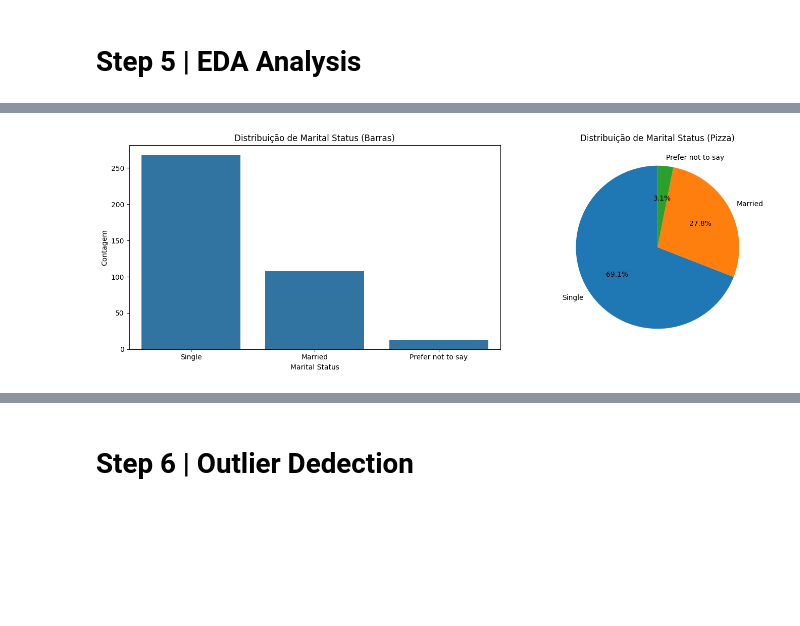
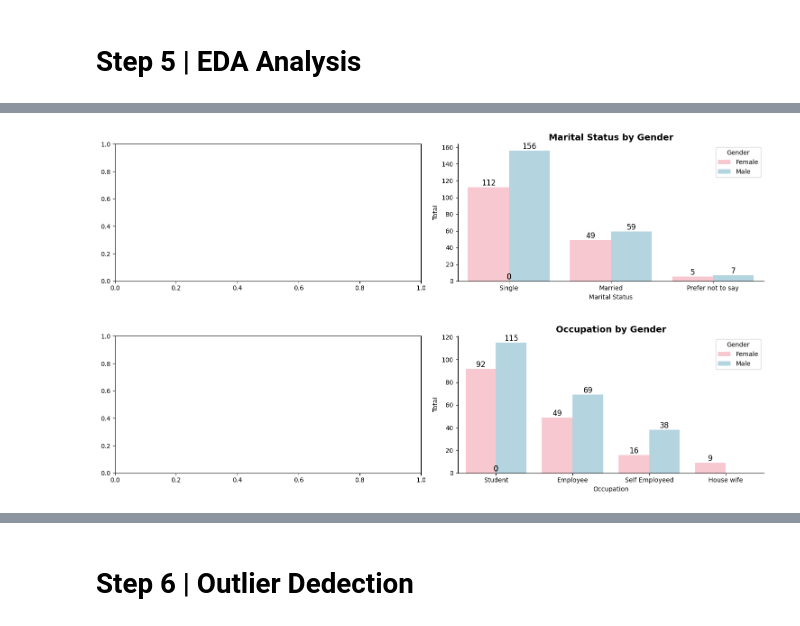
Before and after one commit to Luan338/E-commerce-Online-Foods, a Jupyter notebook: OnlineFoods.ipynb, the cells around one changed output, grey strips where cells are left out. Cells and saved outputs as stored; diff of their text form; code cells hidden in the pictures; blank space fills up the shorter version.

Commit message:
STEP 5 | Distribution by Gender

```diff
--- a/OnlineFoods.ipynb
+++ b/OnlineFoods.ipynb
@@ -236,4 +255,32 @@ standardized_distribution('Gender', df_Foods)
+# %%
+def byGender(column_name, dataframe):
+
+    ValueCounts =  dataframe[column_name].value_counts()
+    ValueCounts = ValueCounts.sort_values(ascending=True)
+
+    ax1 = plt.subplots(1, 2, figsize=(15,4))
+    palette_colors = {'Male': 'lightblue', 'Female': 'pink'}
+#===========================================================================================================================
+    # Bar chart
+    ax = sns.countplot(x=column_name, hue='Gender', data=dataframe, palette=palette_colors)
+
+    plt.title(f'{column_name} by Gender', fontsize=14, fontweight='bold')
+    plt.xlabel(f'{column_name}')
+    plt.ylabel('Total')
+
+     # Values Text (Bar chart)
+    for p in ax.patches:
+        ax.text(p.get_x() + p.get_width() / 2., p.get_height(), '%d' % int(p.get_height()),
+                fontsize=12, color='black', ha='center', va='bottom')
+
+    sns.despine(ax=ax)
+    plt.tight_layout()
+    plt.show()
 # %%
-standardized_distribution('Marital Status', df_Foods)
+byGender('Marital Status', df_Foods)
 # %% [output]
-[figure, old version]
+[figure, new version]
+# %%
+byGender('Occupation', df_Foods)
+# %% [output]
+[figure, added]
```
Also changed, not shown: parts of 7 cells of this notebook.
